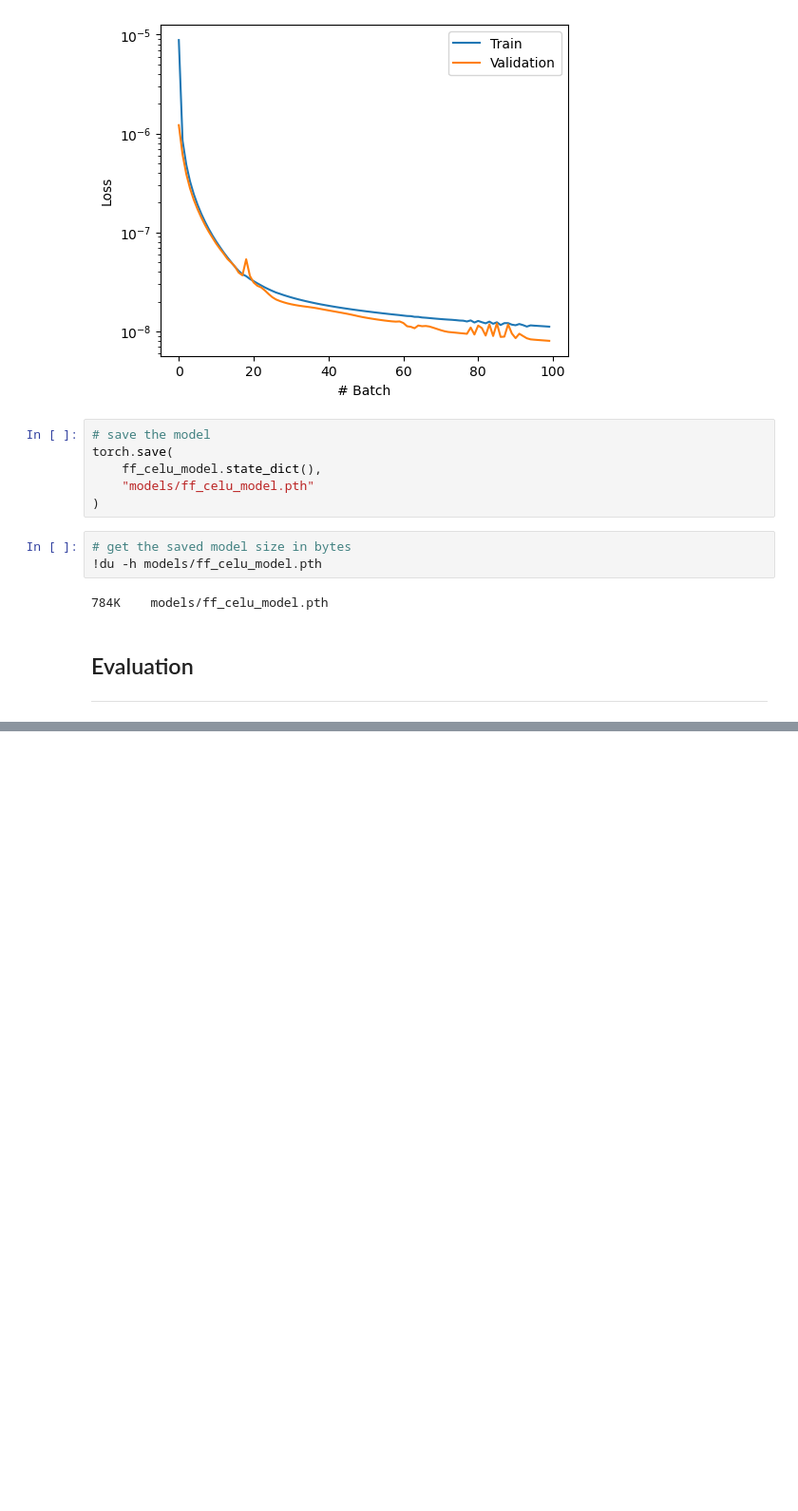
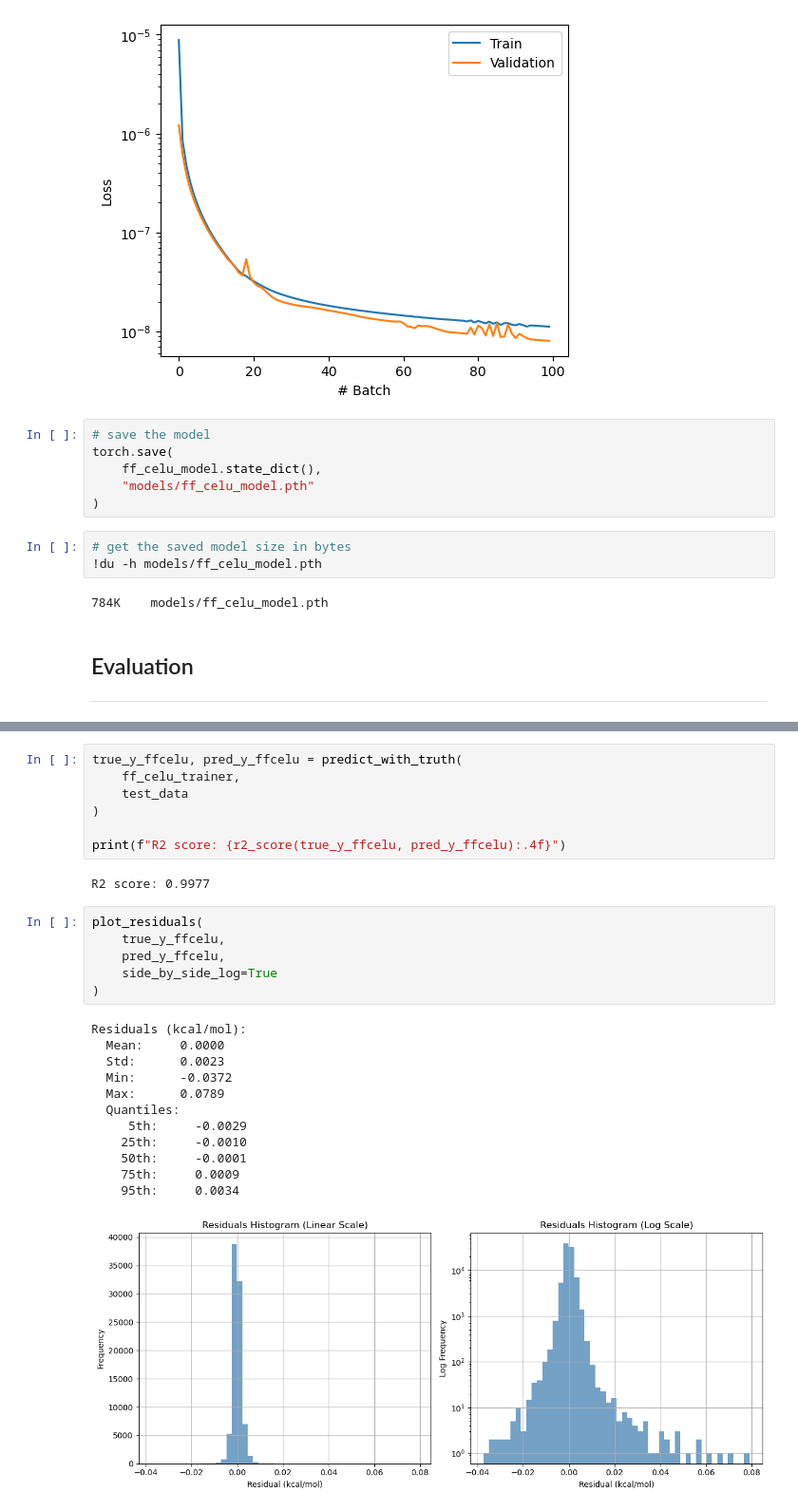
Before and after one commit to Qile0317/bioe142-final-project, a Jupyter notebook: main-project-notebook.ipynb, the cells around one changed output, grey strips where cells are left out. Shown: that part at 95% size. Saved outputs shown, nothing was run; the diff lists cells and outputs as text; blank space fills up the shorter version.

```diff
--- a/main-project-notebook.ipynb
+++ b/main-project-notebook.ipynb
@@ -315,0 +394,28 @@ ___
+# %%
+true_y_ffcelu, pred_y_ffcelu = predict_with_truth(
+    ff_celu_trainer,
+    test_data
+)
+
+print(f"R2 score: {r2_score(true_y_ffcelu, pred_y_ffcelu):.4f}")
+# %% [output]
+R2 score: 0.9977
+# %%
+plot_residuals(
+    true_y_ffcelu,
+    pred_y_ffcelu,
+    side_by_side_log=True
+)
+# %% [output]
+Residuals (kcal/mol):
+  Mean:     0.0000
+  Std:      0.0023
+  Min:      -0.0372
+  Max:      0.0789
+  Quantiles:
+     5th:     -0.0029
+    25th:     -0.0010
+    50th:     -0.0001
+    75th:     0.0009
+    95th:     0.0034
+[figure, added]
```
Also changed, not shown: parts of 2 cells of this notebook.
